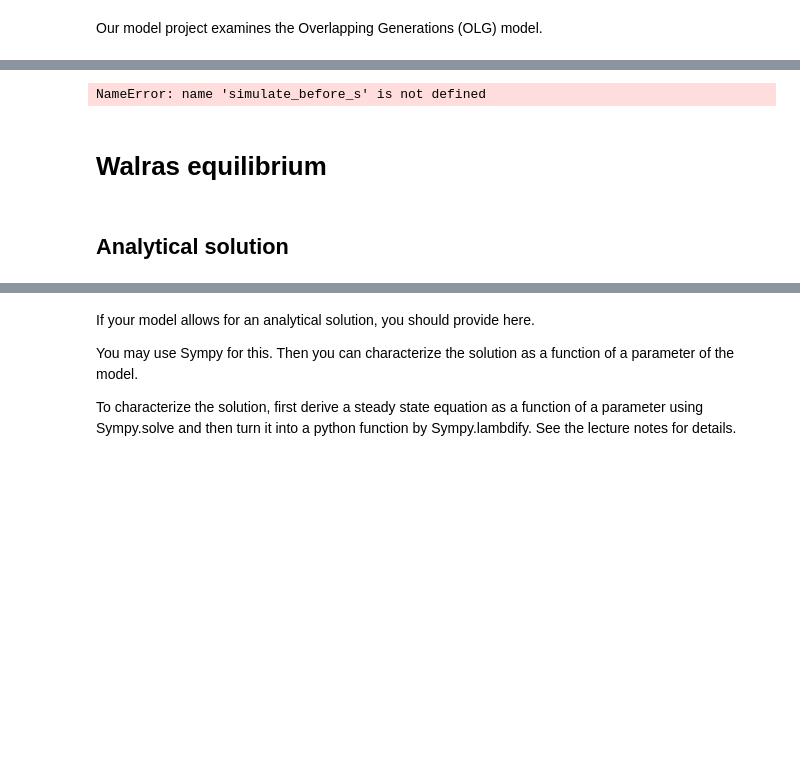
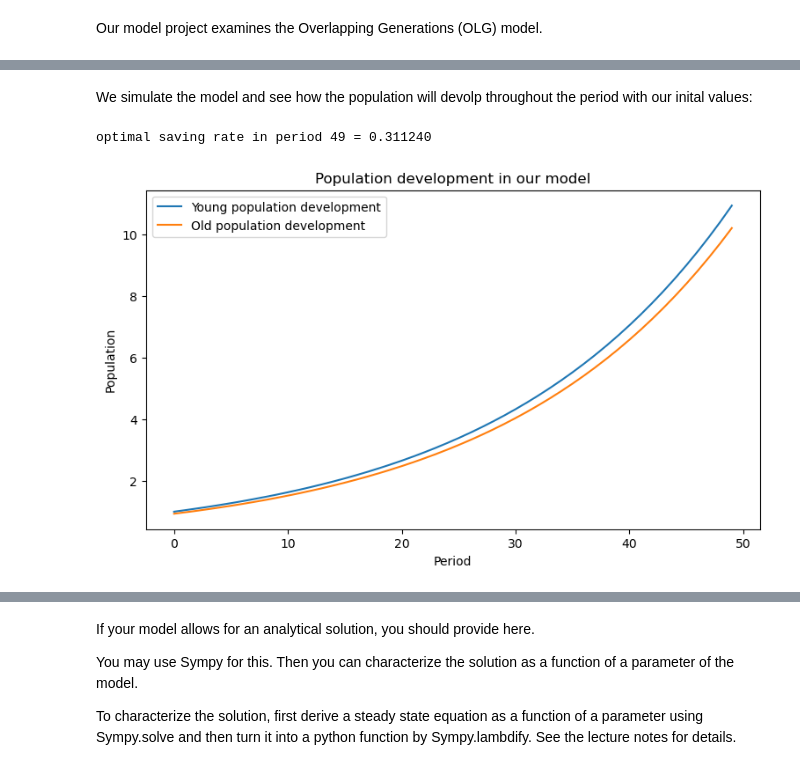
Before and after one commit to NumEconCopenhagen/projects-2023-3500, a Jupyter notebook: modelproject/modelproject.ipynb, the cells around one changed output, grey strips where cells are left out. Saved outputs shown, nothing was run; the diff lists cells and outputs as text; code cells hidden in the pictures; blank space fills up the shorter version.

```diff
--- a/modelproject/modelproject.ipynb
+++ b/modelproject/modelproject.ipynb
@@ -56,2 +10,15 @@ pi is the profit
 # %% [markdown]
 HUSK BESKRIV ALGORITME
+# %%
+import numpy as np
+from scipy import optimize
+import sympy as sm
+import matplotlib.pyplot as plt
+
+# autoreload modules when code is run
+%load_ext autoreload
+%autoreload 2
+
+# local modules
+from modelproject import OLGModelClass
+model = OLGModelClass(do_print=False)
@@ -62,27 +153,21 @@ Our model project examines the Overlapping Generations (OLG) model.
+# %% [markdown]
+We simulate the model and see how the population will devolp throughout the period with our inital values:
 # %%
-# a. create and simulate the model
-par = model.par
-sim = model.sim
-
-p = 0.95 # survival probability
-par.n = 0.02 # population growth
-par.p = np.full(par.simT, p)
-
+# Simulate the model
 model.simulate(do_print=False)
 
+K_lag_old = model.sim.K_lag.copy()
+k_lag_old = model.sim.k_lag.copy()
 
-# b. plot the populations over time
-plt.figure(figsize=(10, 6))
-plt.plot(range(model.par.simT), model.par.pop_young, label="Young")
-plt.plot(range(model.par.simT), model.par.pop_old, label="Old")
+# Plot the population development in our model
+plt.figure(figsize=(9, 5))
+plt.plot(range(model.par.simT), model.par.p_young, label="Young population development")
+plt.plot(range(model.par.simT), model.par.p_old, label="Old population development")
 plt.xlabel("Period")
 plt.ylabel("Population")
 plt.legend()
-plt.title("Population Dynamics Over Time")
+plt.title("Population development in our model")
 plt.show()
 # %% [output]
-NameError: name 'simulate_before_s' is not defined
+optimal saving rate in period 49 = 0.311240
+[figure, added]
-# %% [markdown]
-# Walras equilibrium
-# %% [markdown]
-## Analytical solution
```
Also changed, not shown: parts of 22 cells of this notebook.
